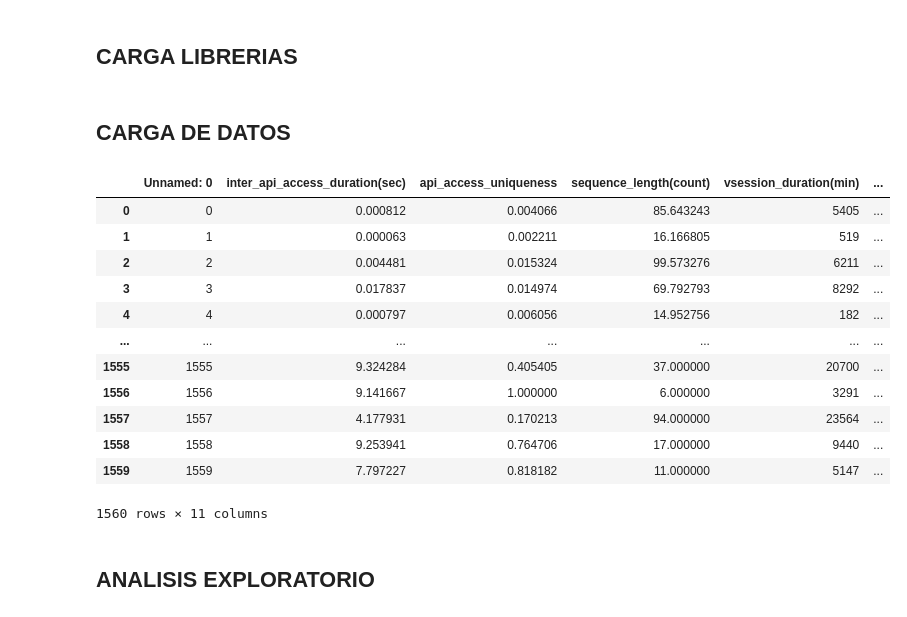
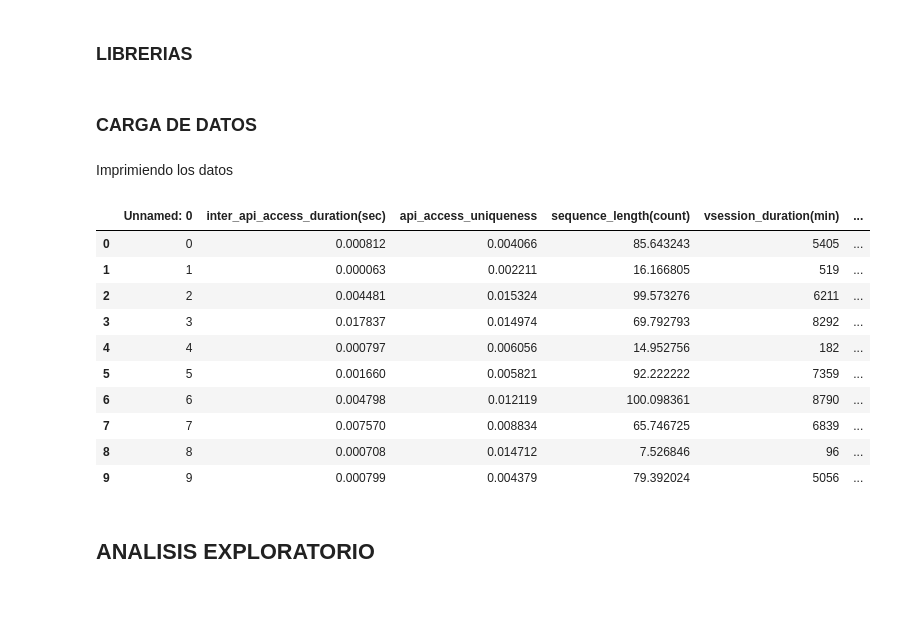
Before and after one commit to hugojira/deteccionAnomalias, a Jupyter notebook: LOFDect.ipynb, the cells around one changed output. Drawn from its saved outputs; the diff is of its cells as text; code cells hidden in the pictures.

```diff
--- a/LOFDect.ipynb
+++ b/LOFDect.ipynb
@@ -6,5 +8,5 @@ Drive already mounted at /content/drive; to attempt to forcibly remount, call dr
 # %% [markdown]
-## CARGA LIBRERIAS
+### LIBRERIAS
 # %%
 import pandas as pd
 import matplotlib.pyplot as plt
@@ -12,26 +14,26 @@ import seaborn as sns;
 from sklearn.neighbors import LocalOutlierFactor
 import numpy as np
 # %% [markdown]
-## CARGA DE DATOS
+### CARGA DE DATOS
 # %%
 dfext = pd.read_csv('/content/drive/MyDrive/MAESTRIA-CIENCIA-DATOS/MATERIAS/INGENIERIA-DE-CARACTERISTICAS/OUTLIERDETECTION/deteccionAnomalias/data/remaining_behavior_ext.csv')
 dfsup = pd.read_csv('/content/drive/MyDrive/MAESTRIA-CIENCIA-DATOS/MATERIAS/INGENIERIA-DE-CARACTERISTICAS/OUTLIERDETECTION/deteccionAnomalias/data/supervised_dataset.csv')
+# %% [markdown]
+Imprimiendo los datos
 # %%
-dfsup
+dfsup.head(10)
 # %% [output]
 |  | Unnamed: 0 | inter_api_access_duration(sec) | api_access_uniqueness | sequence_length(count) | vsession_duration(min) | ... |
 | 0 | 0 | 0.000812 | 0.004066 | 85.643243 | 5405 | ... |
 | 1 | 1 | 0.000063 | 0.002211 | 16.166805 | 519 | ... |
 | 2 | 2 | 0.004481 | 0.015324 | 99.573276 | 6211 | ... |
 | 3 | 3 | 0.017837 | 0.014974 | 69.792793 | 8292 | ... |
 | 4 | 4 | 0.000797 | 0.006056 | 14.952756 | 182 | ... |
-| ... | ... | ... | ... | ... | ... | ... |
-| 1555 | 1555 | 9.324284 | 0.405405 | 37.000000 | 20700 | ... |
-| 1556 | 1556 | 9.141667 | 1.000000 | 6.000000 | 3291 | ... |
-| 1557 | 1557 | 4.177931 | 0.170213 | 94.000000 | 23564 | ... |
-| 1558 | 1558 | 9.253941 | 0.764706 | 17.000000 | 9440 | ... |
-| 1559 | 1559 | 7.797227 | 0.818182 | 11.000000 | 5147 | ... |
+| 5 | 5 | 0.001660 | 0.005821 | 92.222222 | 7359 | ... |
+| 6 | 6 | 0.004798 | 0.012119 | 100.098361 | 8790 | ... |
+| 7 | 7 | 0.007570 | 0.008834 | 65.746725 | 6839 | ... |
+| 8 | 8 | 0.000708 | 0.014712 | 7.526846 | 96 | ... |
+| 9 | 9 | 0.000799 | 0.004379 | 79.392024 | 5056 | ... |
-1560 rows × 11 columns
 # %% [markdown]
 ## ANALISIS EXPLORATORIO
 # %% [markdown]
```
Also changed, not shown: parts of 27 cells of this notebook.
